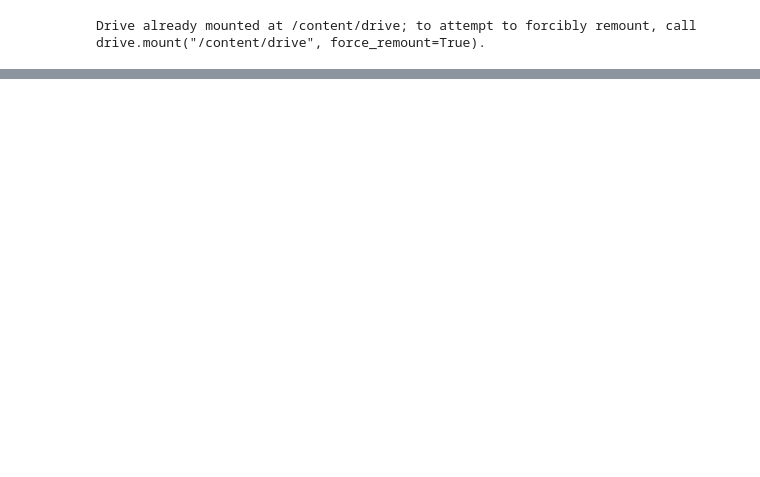
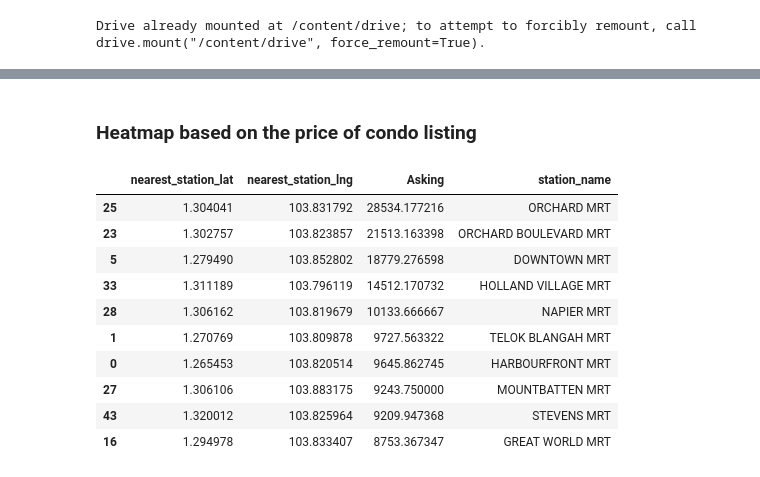
Before and after one commit to cocoy02/IS4242_Group11_Rental_Price_Prediction, a Jupyter notebook: 3_EDA Geo Analysis.ipynb, the cells around one changed output, grey strips where cells are left out. Saved outputs shown, nothing was run; the diff lists cells and outputs as text; code cells hidden in the pictures; blank space fills up the shorter version.

```diff
--- a/3_EDA Geo Analysis.ipynb
+++ b/3_EDA Geo Analysis.ipynb
@@ -541,0 +125,21 @@ To create a public link, set `share=True` in `launch()`.
+# %% [markdown]
+### Heatmap based on the price of condo listing
+# %%
+# Get average of condo prices grouped by train stations
+df_avg = df_condo_filtered.groupby(['nearest_station_lat', 'nearest_station_lng'])['Asking'].mean().reset_index()
+df_avg = pd.DataFrame(df_avg)
+df_avg = pd.merge(df_avg, df_train_coords, left_on=['nearest_station_lat', 'nearest_station_lng'], right_on=['lat', 'lng'], how='left')
+df_avg.drop(['type', 'lat', 'lng'], axis=1, inplace=True)
+df_avg.sort_values(by='Asking', ascending=False).head(10)
+# %% [output]
+|  | nearest_station_lat | nearest_station_lng | Asking | station_name |
+| 25 | 1.304041 | 103.831792 | 28534.177216 | ORCHARD MRT |
+| 23 | 1.302757 | 103.823857 | 21513.163398 | ORCHARD BOULEVARD MRT |
+| 5 | 1.279490 | 103.852802 | 18779.276598 | DOWNTOWN MRT |
+| 33 | 1.311189 | 103.796119 | 14512.170732 | HOLLAND VILLAGE MRT |
+| 28 | 1.306162 | 103.819679 | 10133.666667 | NAPIER MRT |
+| 1 | 1.270769 | 103.809878 | 9727.563322 | TELOK BLANGAH MRT |
+| 0 | 1.265453 | 103.820514 | 9645.862745 | HARBOURFRONT MRT |
+| 27 | 1.306106 | 103.883175 | 9243.750000 | MOUNTBATTEN MRT |
+| 43 | 1.320012 | 103.825964 | 9209.947368 | STEVENS MRT |
+| 16 | 1.294978 | 103.833407 | 8753.367347 | GREAT WORLD MRT |
```
Also changed, not shown: parts of 82 cells of this notebook.
